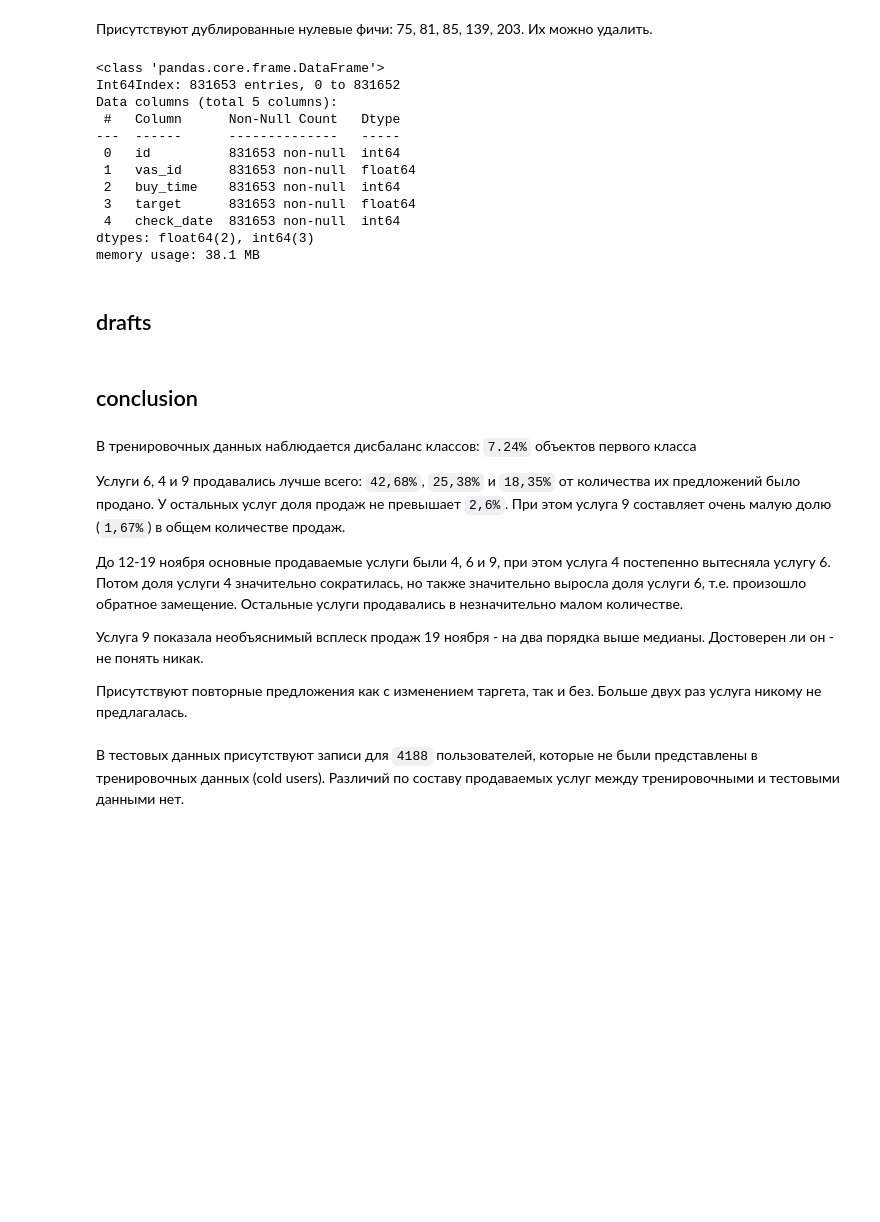
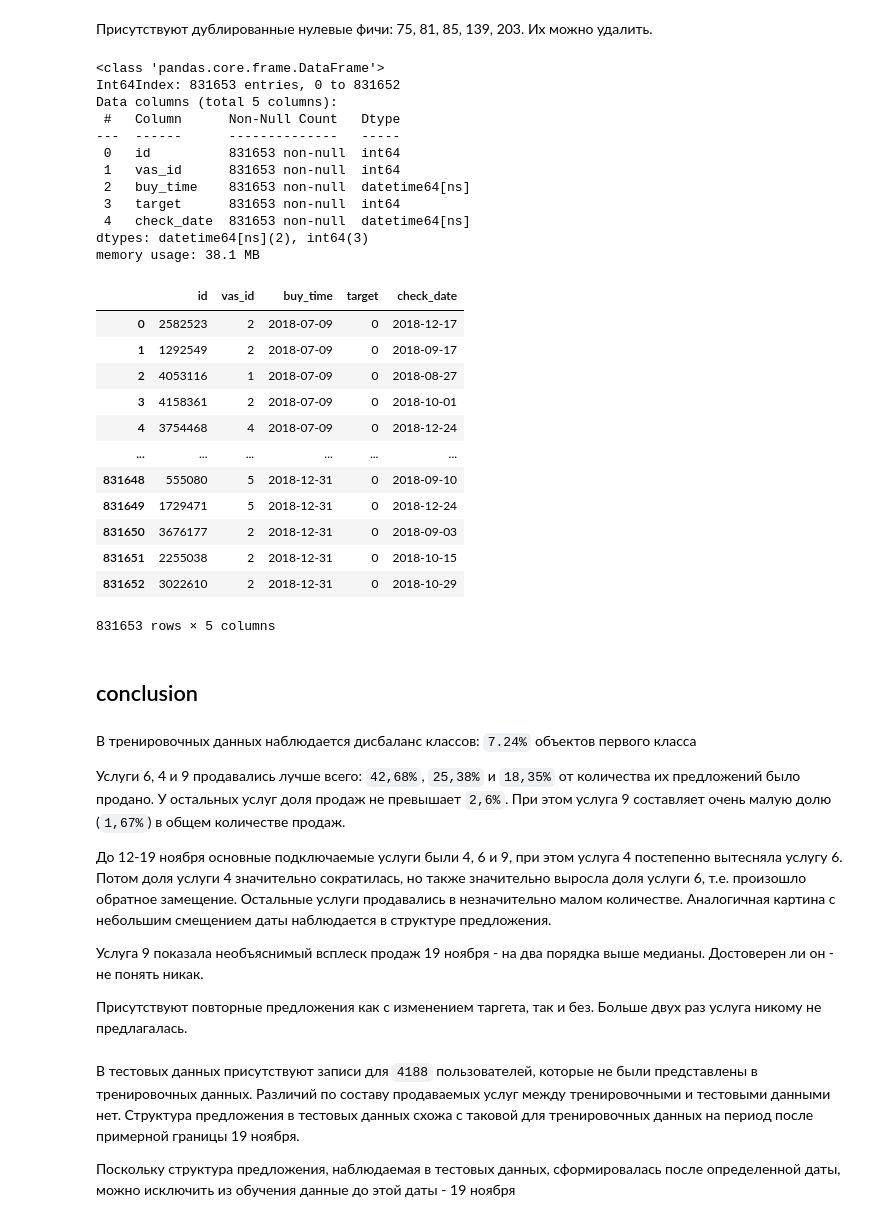
Before and after one commit to j2cry/gb_megafon, a Jupyter notebook: eda.ipynb, the cells around one changed output. Saved outputs shown, nothing was run; the diff lists cells and outputs as text; code cells hidden in the pictures; blank space fills up the shorter version.

```diff
--- a/eda.ipynb
+++ b/eda.ipynb
@@ -200,7 +195,7 @@ Number of users who changed their target: 6206
 # %% [markdown]
 ## features
 # %%
-feats = dd.read_csv(data_folder.joinpath('features.csv'), sep='\t').drop('Unnamed: 0', axis=1)
+feats = dd.read_csv(data_folder.joinpath('features.csv'), sep='\t', blocksize='200MB').drop('Unnamed: 0', axis=1)
 feats.head()
 # %% [output]
 |  | id | buy_time | 0 | 1 | 2 | 3 | 4 | 5 | 6 | 7 | ... | ... |
@@ -211,8 +206,8 @@ feats.head()
 | 4 | 2027465 | 1533502800 | -90.439971 | 134.220888 | -104.380786 | 153.643202 | -109.798246 | 132.53821 | -16.08618 | -65.076097 | ... | ... |
 5 rows × 255 columns
 # %%
-# prepare feature keys
+# extract feature key fields (headers): id, buy_time
 feat_keys = feats[['id', 'buy_time']].compute()
-feat_keys = TypeRecast('buy_time', 'datetime').fit_transform(feat_keys)
+headers = TypeRecast('buy_time', 'datetime').fit_transform(feat_keys)
 # %%
 # check for duplicated user-time pairs
@@ -290,14 +285,11 @@ Name: 75, dtype: float64
 Присутствуют дублированные нулевые фичи: 75, 81, 85, 139, 203. Их можно удалить.
 # %%
 # MERGE for analyse
-train = pd.read_csv(data_folder.joinpath('data_train.csv'), index_col='Unnamed: 0')
-feats = dd.read_csv(data_folder.joinpath('features.csv'), sep='\t').drop('Unnamed: 0', axis=1)
+merge_train = train.sort_values(by='buy_time')
+merge_feats = headers.sort_values(by='buy_time')
+merge_feats['check_date'] = merge_feats['buy_time']
 
-check_feat = feats[['id', 'buy_time']].compute().sort_values(by='buy_time')
-# check_feat = feats[['id', 'buy_time']].sort_values(by='buy_time')
-check_feat['check_date'] = check_feat['buy_time']
-
-merged = dd.merge_asof(train.sort_values(by='buy_time'), check_feat, by='id', on='buy_time',
+merged = dd.merge_asof(merge_train, merge_feats, by='id', on='buy_time',
                     #    direction='backward',
                        direction='nearest',
                        )
@@ -309,30 +301,28 @@ Data columns (total 5 columns):
  #   Column      Non-Null Count   Dtype
 ---  ------      --------------   -----
  0   id          831653 non-null  int64
- 1   vas_id      831653 non-null  float64
- 2   buy_time    831653 non-null  int64
- 3   target      831653 non-null  float64
- 4   check_date  831653 non-null  int64
-dtypes: float64(2), int64(3)
+ 1   vas_id      831653 non-null  int64
+ 2   buy_time    831653 non-null  datetime64[ns]
+ 3   target      831653 non-null  int64
+ 4   check_date  831653 non-null  datetime64[ns]
+dtypes: datetime64[ns](2), int64(3)
 memory usage: 38.1 MB
-# %% [markdown]
-## drafts
-# %%
-# Вариант реализации в модели
-# load data without timestamp recast
-train = pd.read_csv(data_folder.joinpath('data_train.csv'), index_col='Unnamed: 0')
-feats = dd.read_csv(data_folder.joinpath('features.csv'), sep='\t').drop('Unnamed: 0', axis=1)
-
-# select and sort required user features
-used_feats_mask = feats['id'].isin(train['id'].unique())
-user_feats = feats[used_feats_mask].sort_values(by='buy_time')
-
-# merge by nearest aggregation date BEFORE purchase: feats aggregated after purchase date couldn't influence the user's decision
-merged = dd.merge_asof(train.sort_values(by='buy_time'), user_feats, by='id', on='buy_time', direction='backward')
-# TODO fillna
-
-# split merged into data/target, then split into K folds and train
-# do the same with different random states for N times
+# %%
+merged
+# %% [output]
+|  | id | vas_id | buy_time | target | check_date |
+| 0 | 2582523 | 2 | 2018-07-09 | 0 | 2018-12-17 |
+| 1 | 1292549 | 2 | 2018-07-09 | 0 | 2018-09-17 |
+| 2 | 4053116 | 1 | 2018-07-09 | 0 | 2018-08-27 |
+| 3 | 4158361 | 2 | 2018-07-09 | 0 | 2018-10-01 |
+| 4 | 3754468 | 4 | 2018-07-09 | 0 | 2018-12-24 |
+| ... | ... | ... | ... | ... | ... |
+| 831648 | 555080 | 5 | 2018-12-31 | 0 | 2018-09-10 |
+| 831649 | 1729471 | 5 | 2018-12-31 | 0 | 2018-12-24 |
+| 831650 | 3676177 | 2 | 2018-12-31 | 0 | 2018-09-03 |
+| 831651 | 2255038 | 2 | 2018-12-31 | 0 | 2018-10-15 |
+| 831652 | 3022610 | 2 | 2018-12-31 | 0 | 2018-10-29 |
+831653 rows × 5 columns
 # %% [markdown]
 ## conclusion
 # %% [markdown]
@@ -341,14 +331,16 @@ merged = dd.merge_asof(train.sort_values(by='buy_time'), user_feats, by='id', on
 Услуги 6, 4 и 9 продавались лучше всего: `42,68%`, `25,38%` и `18,35%` от количества их предложений было продано. У остальных услуг доля продаж не превышает `2,6%`.
 При этом услуга 9 составляет очень малую долю (`1,67%`) в общем количестве продаж.
 
-До 12-19 ноября основные продаваемые услуги были 4, 6 и 9, при этом услуга 4 постепенно вытесняла услугу 6. Потом доля услуги 4 значительно сократилась, но также значительно выросла доля услуги 6, т.е. произошло обратное замещение. Остальные услуги продавались в незначительно малом количестве.
+До 12-19 ноября основные подключаемые услуги были 4, 6 и 9, при этом услуга 4 постепенно вытесняла услугу 6. Потом доля услуги 4 значительно сократилась, но также значительно выросла доля услуги 6, т.е. произошло обратное замещение. Остальные услуги продавались в незначительно малом количестве. Аналогичная картина с небольшим смещением даты наблюдается в структуре предложения.
 
 Услуга 9 показала необъяснимый всплеск продаж 19 ноября - на два порядка выше медианы. Достоверен ли он - не понять никак.
 
 Присутствуют повторные предложения как с изменением таргета, так и без. Больше двух раз услуга никому не предлагалась.
 # %% [markdown]
-В тестовых данных присутствуют записи для `4188` пользователей, которые не были представлены в тренировочных данных (cold users).
-Различий по составу продаваемых услуг между тренировочными и тестовыми данными нет.
+В тестовых данных присутствуют записи для `4188` пользователей, которые не были представлены в тренировочных данных.
+Различий по составу продаваемых услуг между тренировочными и тестовыми данными нет. Структура предложения в тестовых данных схожа с таковой для тренировочных данных на период после примерной границы 19 ноября.
+
+Поскольку структура предложения, наблюдаемая в тестовых данных, сформировалась после определенной даты, можно исключить из обучения данные до этой даты - 19 ноября
 # %% [markdown]
 Пропусков в фичах пользователей нет, но есть нулевые фичи: `75`, `81`, `85`, `139`, `203`.
 
```
Also changed, not shown: parts of 18 cells of this notebook, 6 other files.
